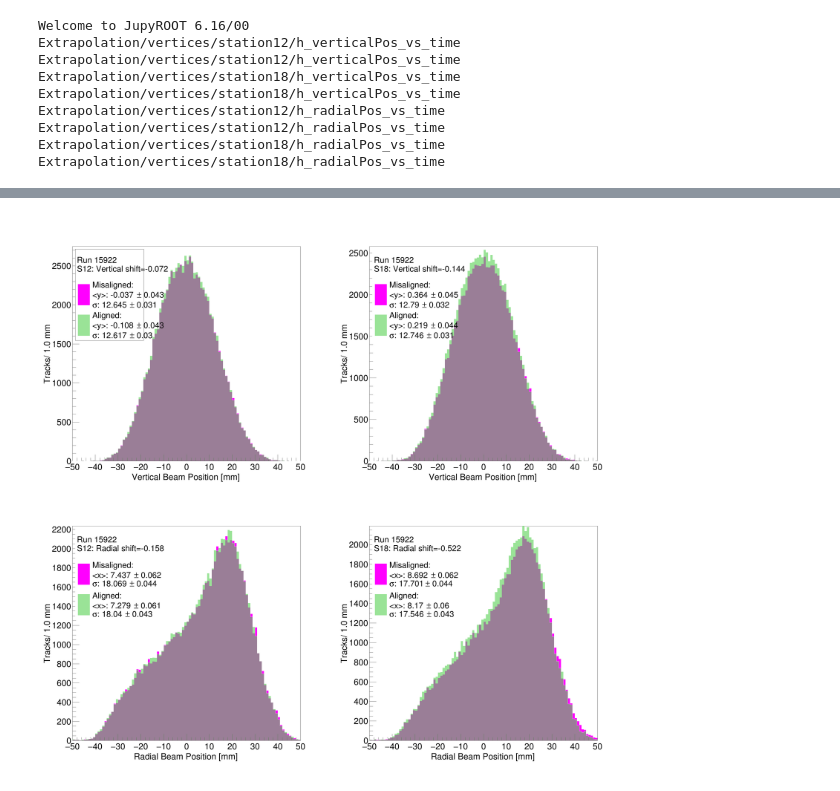
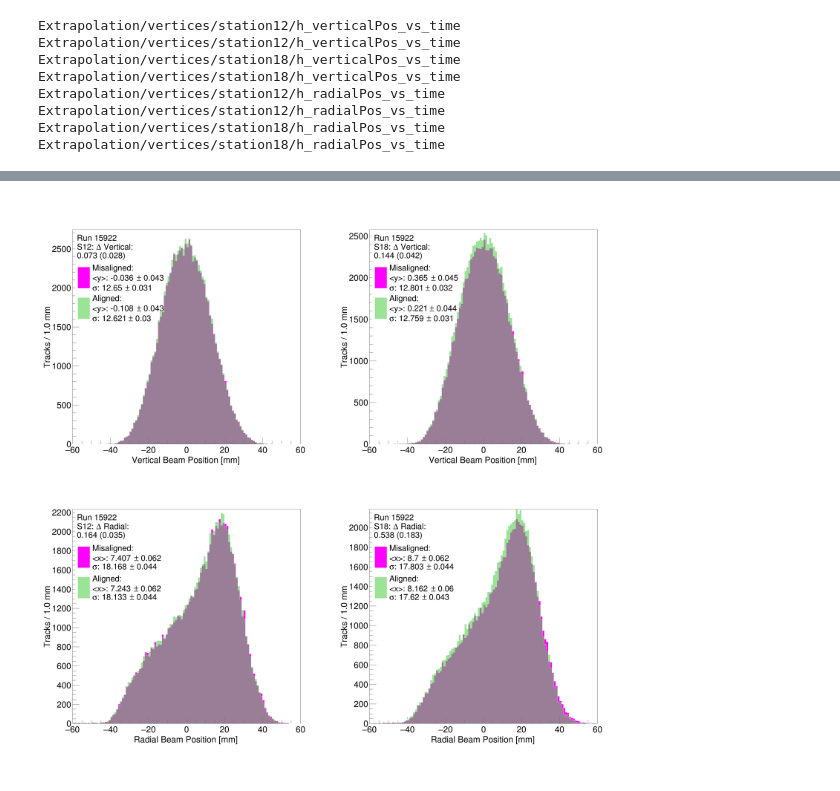
Before and after one commit to glukicov/alignTrack, a Jupyter notebook: mpIIDESY/Align_Data_Extrapolation.ipynb, the cells around one changed output, grey strips where cells are left out. Cells and saved outputs as stored; diff of their text form; code cells hidden in the pictures.

```diff
--- a/mpIIDESY/Align_Data_Extrapolation.ipynb
+++ b/mpIIDESY/Align_Data_Extrapolation.ipynb
@@ -36,11 +36,12 @@ styles = [3001, 3002]
 
 plotName = ["h_verticalPos_vs_time", "h_radialPos_vs_time"]
 plotXtitle = ["Vertical Beam Position", "Radial Beam Position"]
-plotTitle = ["Vertical shift=", "Radial shift="]
+plotTitle = ["#Delta Vertical:", "#Delta Radial:"]
 plotMean = ["<y>", "<x>"]
 units = ["mm", "mm"]
 
 meanArray=[] # for the final FoM shift-nominal
+sdArray=[] # for the final FoM shift-nominal
 
 #Make new canvas for plots
 c = TCanvas("", "", 3800, 3600)
@@ -75,12 +76,13 @@ for i_plot in range(0, len(plotName)):
             #Get the TH1F
             plot = histo_2D.ProjectionY(tmpNameTH1, first_bin, -1)
             histArray.append(plot)
-            plot.GetXaxis().SetRangeUser(-50.0, 50.0)
+            plot.GetXaxis().SetRangeUser(-60.0, 60.0)
             mean=plot.GetMean()
             mean_error = plot.GetMeanError()
             sd=plot.GetRMS()
             sd_error=plot.GetRMSError()
             meanArray.append(mean)
+            sdArray.append(sd)
 
 
             plot.SetLineColor(0)
@@ -109,10 +111,13 @@ for i_plot in range(0, len(plotName)):
             legend.AddEntry(plot, "#splitline{"+str(legenValue1)+"}{"+str(legenValue2)+"}", "f")
 
         #draw legend once per canvas
-        legend.SetHeader("#splitline{Run 15922}{S"+stationName[i_station]+": "+plotTitle[i_plot]+str(round(meanArray[1]-meanArray[0], round_to))+"}", "")
+        legendH1="#splitline{Run 15922}{S"+stationName[i_station]+": "+plotTitle[i_plot]+"}"
+        legendH2=str(round(meanArray[0]-meanArray[1], round_to))+" ("+ str(round(sdArray[0]-sdArray[1], round_to)) +")"
+        legend.SetHeader("#splitline{"+legendH1+"}{"+legendH2+"}", "")
         legend.Draw("same")
         i_total+=1
         meanArray=[]
+        sdArray=[]
         gStyle.SetOptStat(0)
         gStyle.SetOptFit(0)
         gStyle.SetLegendBorderSize(0)
@@ -121,7 +126,6 @@ for i_plot in range(0, len(plotName)):
 c.Draw()
 c.Print("ComparisionPlots"+str(i_total)+".png")
 # %% [output]
-Welcome to JupyROOT 6.16/00
 Extrapolation/vertices/station12/h_verticalPos_vs_time
 Extrapolation/vertices/station12/h_verticalPos_vs_time
 Extrapolation/vertices/station18/h_verticalPos_vs_time
@@ -133 +139 @@ Extrapolation/vertices/station18/h_radialPos_vs_time
-[figure, old version]
+[figure, new version]
```
Also changed, not shown: parts of 1 cell of this notebook, 1 other file.
